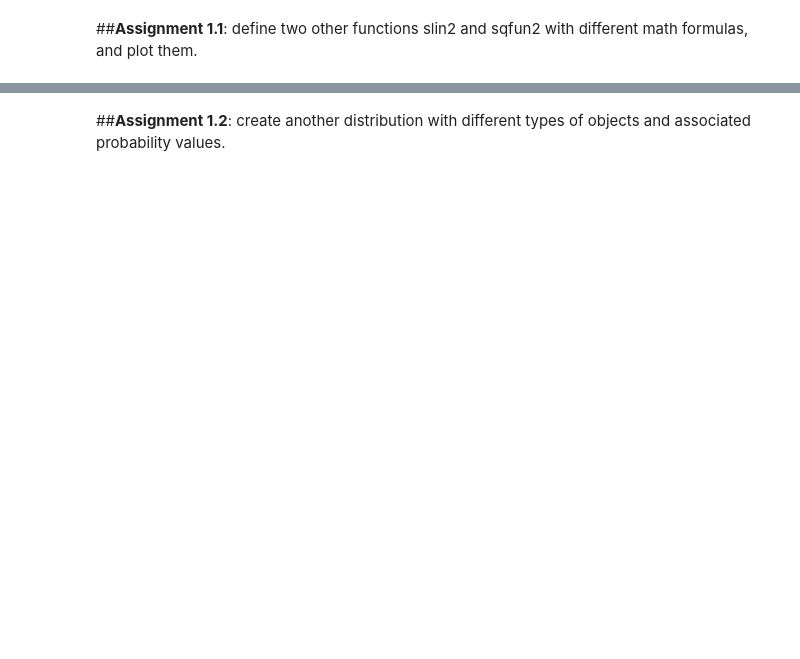
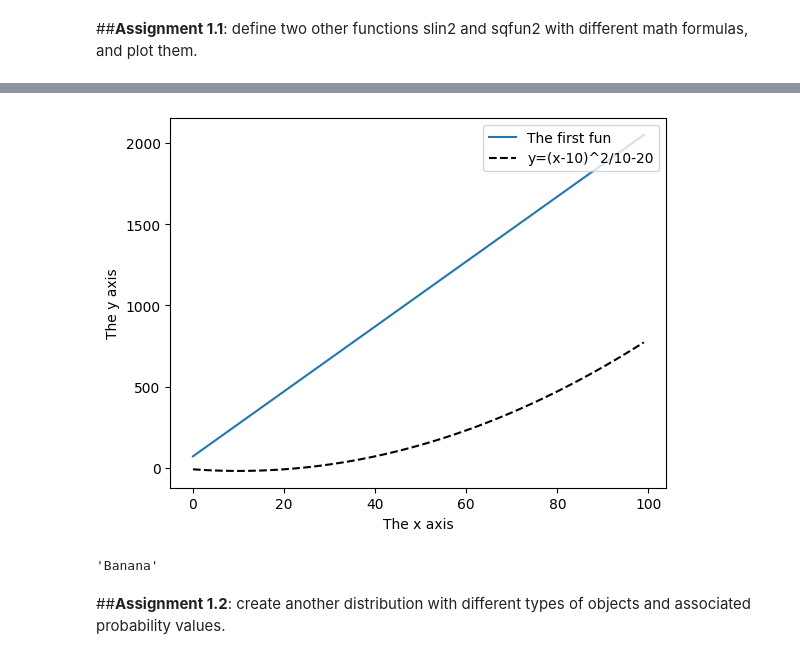
Before and after one commit to MadmanMarble/GLAP, a Jupyter notebook: Assignment_1.ipynb, the cells around one changed output, grey strips where cells are left out. Cells and saved outputs as stored; diff of their text form; code cells hidden in the pictures; blank space fills up the shorter version.

```diff
--- a/Assignment_1.ipynb
+++ b/Assignment_1.ipynb
@@ -72,0 +74,17 @@ select_from_dist(fruit_distribution)
+# %%
+# sqfun original code
+# def sqfun(x):
+#     """y=(x-40)^2/10-20"""
+#     return (x-40)**2/10-20
+
+# want to bring the min to the left, to 10
+# doesn't match the prof exactly bc I can't see his screen
+# the growth rate os large compared to the function (his words)
+def sqfun2(x):
+    "y=(x-10)^2/10-20"
+    return (x-10)**2/10-20
+# %%
+# sqfun has not changed so its still the same function
+myplot(0,100,1,slin2,sqfun2)
+# %% [output]
+[figure, added]
@@ -73,2 +103,9 @@ select_from_dist(fruit_distribution)
+# %%
+# call the function with the argument
+# this is a probability distribution
+# each time you run this it will select a different fruit
+select_from_dist(fruit_distribution)
+# %% [output]
+'Banana'
 # %% [markdown]
 ##**Assignment 1.2**: create another distribution with different types of objects and associated probability values.
```
Also changed, not shown: parts of 11 cells of this notebook.
